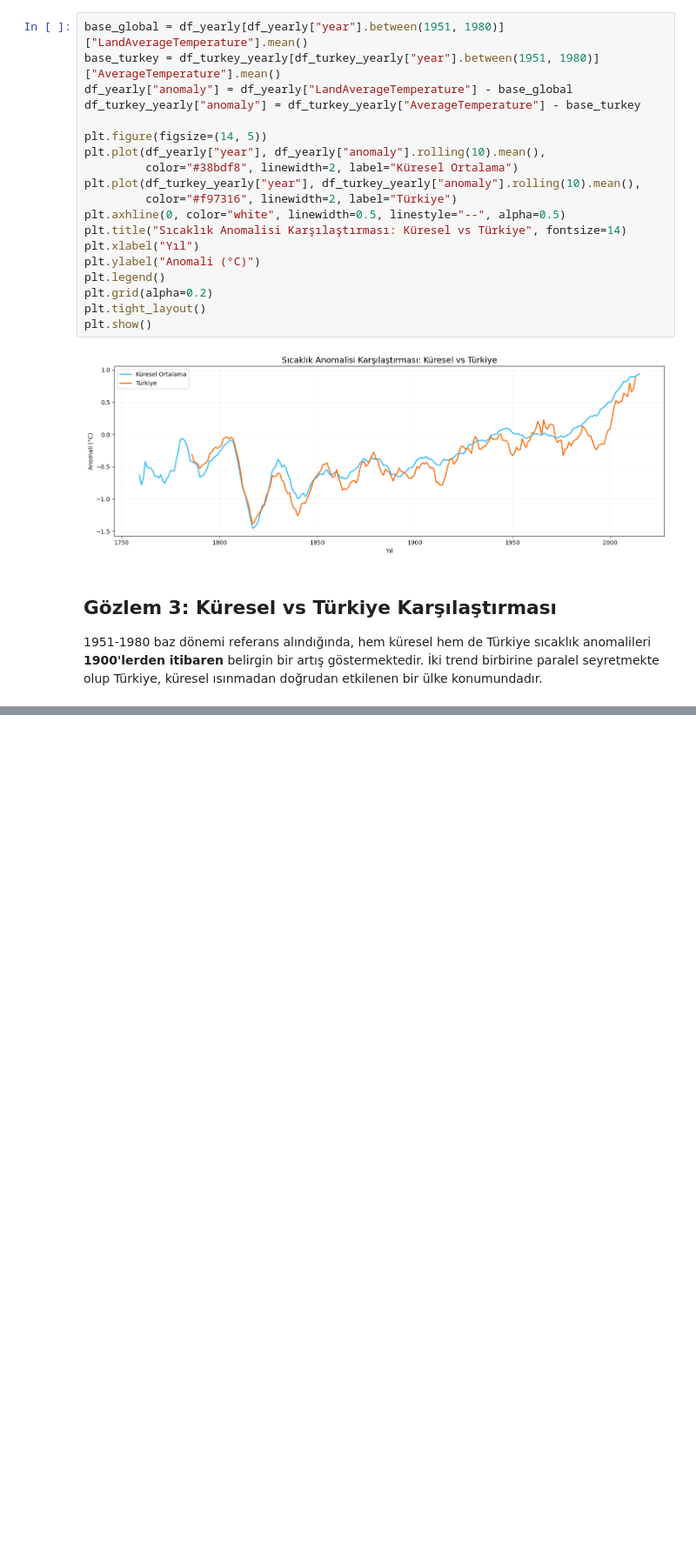
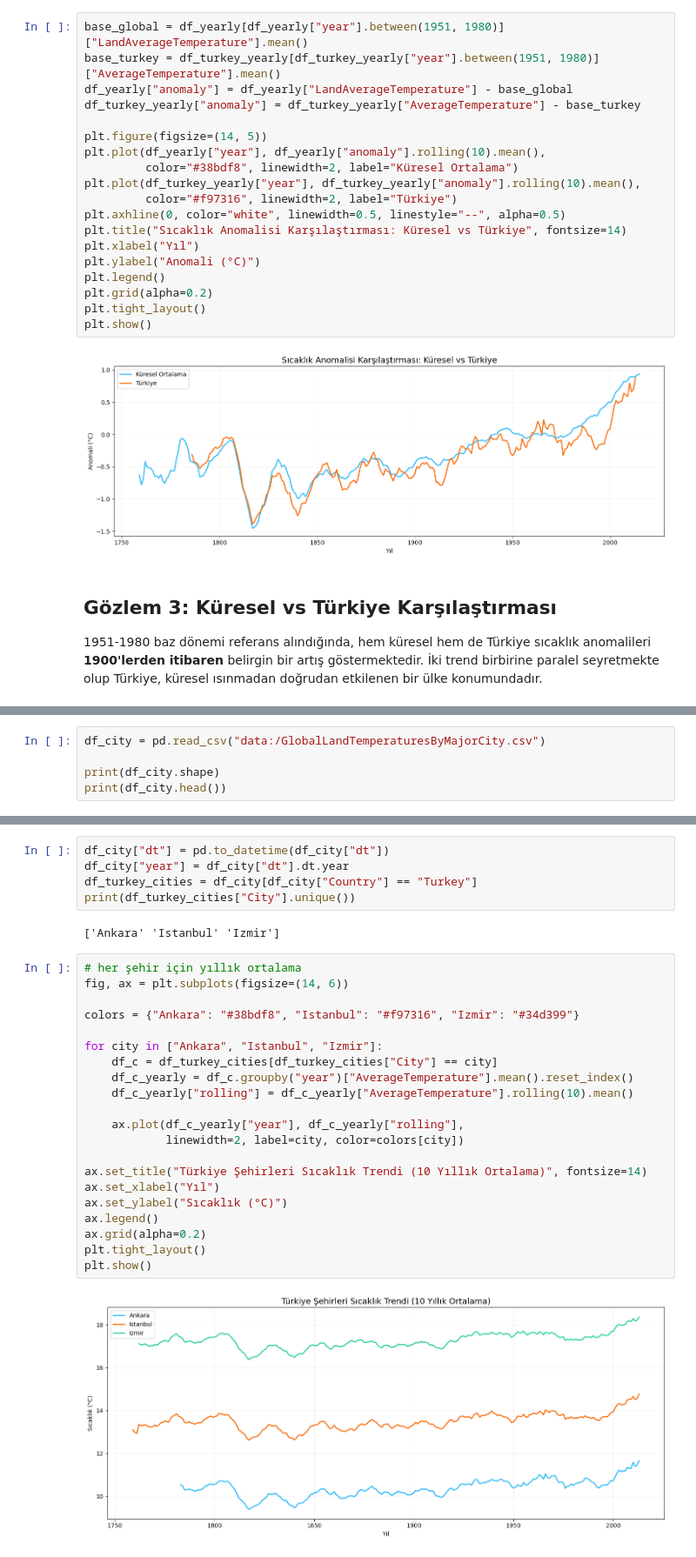
Before and after one commit to nebulalarca/climate-analysis, a Jupyter notebook: iklim verisi zaman serisi.ipynb, the cells around one changed output, grey strips where cells are left out. Shown at 87% size. Drawn from its saved outputs; the diff is of its cells as text; blank space fills up the shorter version.

```diff
--- a/iklim verisi zaman serisi.ipynb
+++ b/iklim verisi zaman serisi.ipynb
@@ -267,0 +424,5 @@ doğrudan etkilenen bir ülke konumundadır.
+# %%
+df_city = pd.read_csv("data:/GlobalLandTemperaturesByMajorCity.csv")
+
+print(df_city.shape)
+print(df_city.head())
@@ -267,0 +444,30 @@ doğrudan etkilenen bir ülke konumundadır.
+# %%
+df_city["dt"] = pd.to_datetime(df_city["dt"])
+df_city["year"] = df_city["dt"].dt.year
+df_turkey_cities = df_city[df_city["Country"] == "Turkey"]
+print(df_turkey_cities["City"].unique())
+# %% [output]
+['Ankara' 'Istanbul' 'Izmir']
+# %%
+# her şehir için yıllık ortalama
+fig, ax = plt.subplots(figsize=(14, 6))
+
+colors = {"Ankara": "#38bdf8", "Istanbul": "#f97316", "Izmir": "#34d399"}
+
+for city in ["Ankara", "Istanbul", "Izmir"]:
+    df_c = df_turkey_cities[df_turkey_cities["City"] == city]
+    df_c_yearly = df_c.groupby("year")["AverageTemperature"].mean().reset_index()
+    df_c_yearly["rolling"] = df_c_yearly["AverageTemperature"].rolling(10).mean()
+
+    ax.plot(df_c_yearly["year"], df_c_yearly["rolling"],
+            linewidth=2, label=city, color=colors[city])
+
+ax.set_title("Türkiye Şehirleri Sıcaklık Trendi (10 Yıllık Ortalama)", fontsize=14)
+ax.set_xlabel("Yıl")
+ax.set_ylabel("Sıcaklık (°C)")
+ax.legend()
+ax.grid(alpha=0.2)
+plt.tight_layout()
+plt.show()
+# %% [output]
+[figure, added]
```
Also changed, not shown: parts of 11 cells of this notebook.
